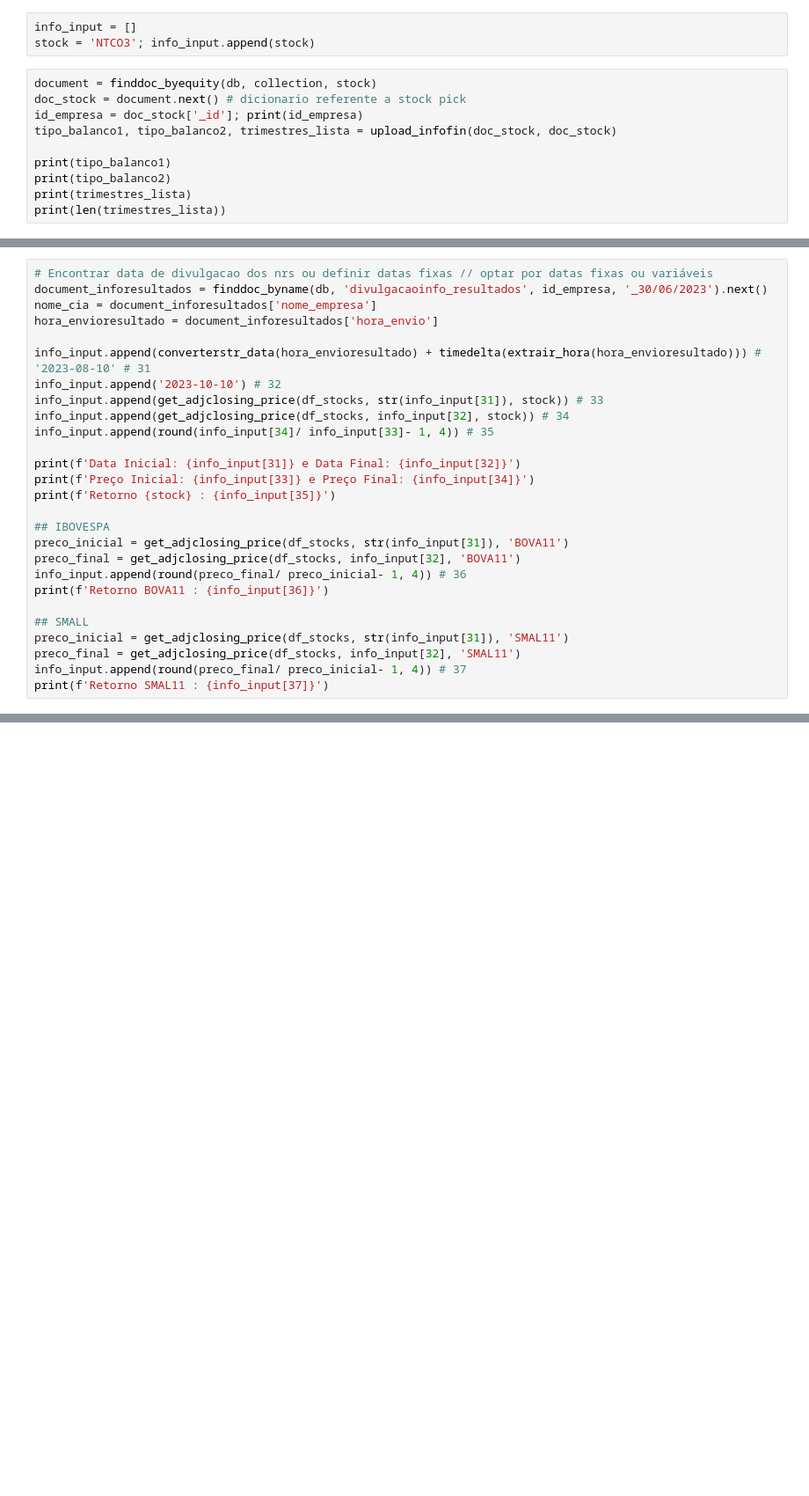
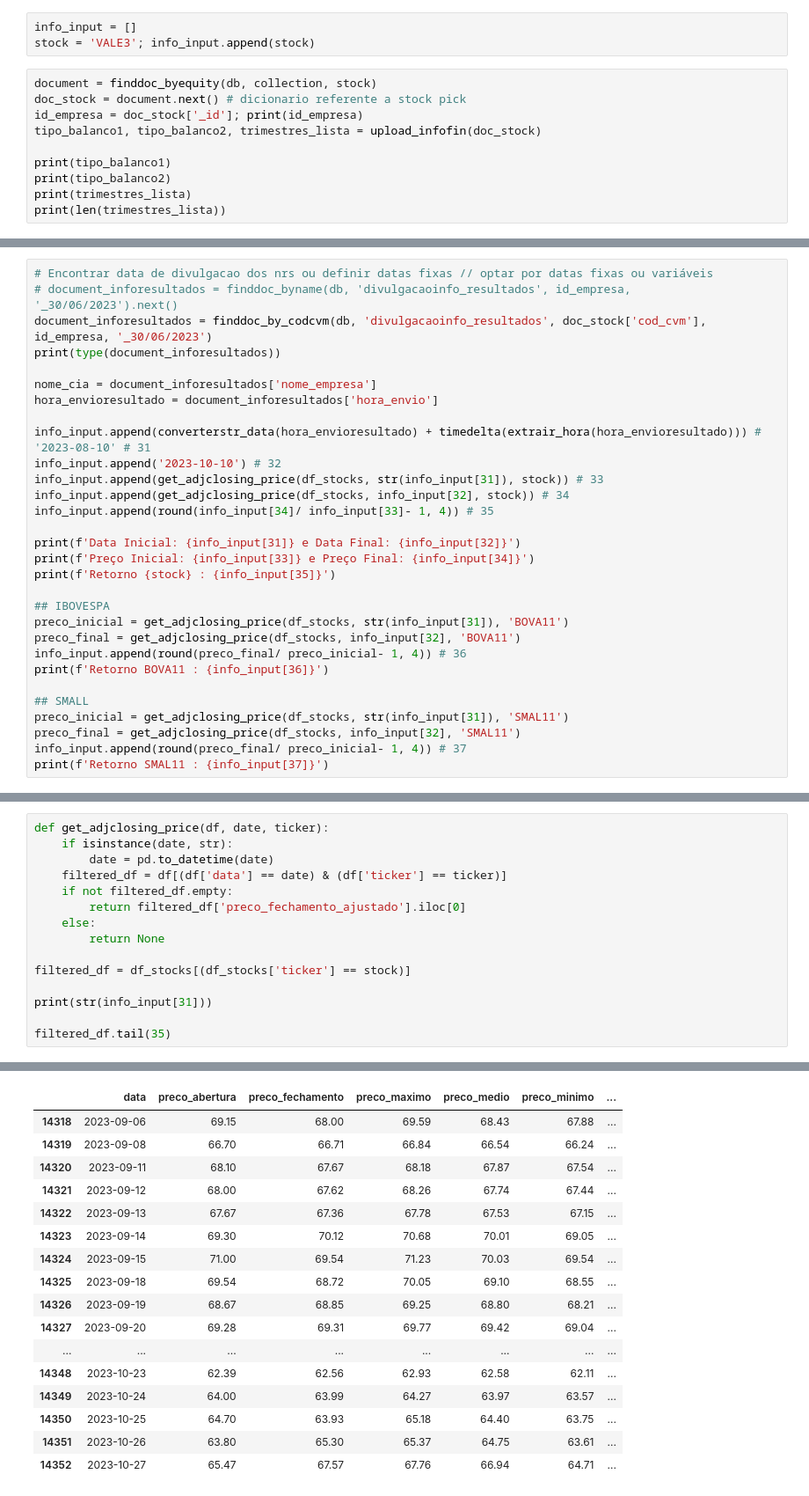
Before and after one commit to gassuncao27/quant_research_2023, a Jupyter notebook: preench_planilha.ipynb, the cells around one changed output, grey strips where cells are left out. Shown at 88% size. Cells and saved outputs as stored; diff of their text form; blank space fills up the shorter version.

Commit message:
nova funcao achar documento por cod cvm

```diff
--- a/preench_planilha.ipynb
+++ b/preench_planilha.ipynb
@@ -335,11 +356,11 @@ def transform_FDC_tri(fDicionario, fConta, fQuarter, fQtdtrimestres, fTrimestres
 # %%
 info_input = []
-stock = 'NTCO3'; info_input.append(stock)
+stock = 'VALE3'; info_input.append(stock)
 # %%
 document = finddoc_byequity(db, collection, stock)
 doc_stock = document.next() # dicionario referente a stock pick
 id_empresa = doc_stock['_id']; print(id_empresa)
-tipo_balanco1, tipo_balanco2, trimestres_lista = upload_infofin(doc_stock, doc_stock)
+tipo_balanco1, tipo_balanco2, trimestres_lista = upload_infofin(doc_stock)
 
 print(tipo_balanco1)
 print(tipo_balanco2)
@@ -545,6 +533,9 @@ Total de Trimestres 17
 # %%
 # Encontrar data de divulgacao dos nrs ou definir datas fixas // optar por datas fixas ou variáveis
-document_inforesultados = finddoc_byname(db, 'divulgacaoinfo_resultados', id_empresa, '_30/06/2023').next()
+# document_inforesultados = finddoc_byname(db, 'divulgacaoinfo_resultados', id_empresa, '_30/06/2023').next()
+document_inforesultados = finddoc_by_codcvm(db, 'divulgacaoinfo_resultados', doc_stock['cod_cvm'], id_empresa, '_30/06/2023')
+print(type(document_inforesultados))
+
 nome_cia = document_inforesultados['nome_empresa']
 hora_envioresultado = document_inforesultados['hora_envio']
 
@@ -573,0 +572,16 @@ len(info_input)
+# %%
+def get_adjclosing_price(df, date, ticker):
+    if isinstance(date, str):
+        date = pd.to_datetime(date)
+    filtered_df = df[(df['data'] == date) & (df['ticker'] == ticker)]
+    if not filtered_df.empty:
+        return filtered_df['preco_fechamento_ajustado'].iloc[0]
+    else:
+        return None
+
+filtered_df = df_stocks[(df_stocks['ticker'] == stock)]
+
+print(str(info_input[31]))
+
+filtered_df.tail(35)
+# %% [output]
@@ -574,3 +589,20 @@ len(info_input)
+|  | data | preco_abertura | preco_fechamento | preco_maximo | preco_medio | preco_minimo | ... |
+| 14318 | 2023-09-06 | 69.15 | 68.00 | 69.59 | 68.43 | 67.88 | ... |
+| 14319 | 2023-09-08 | 66.70 | 66.71 | 66.84 | 66.54 | 66.24 | ... |
+| 14320 | 2023-09-11 | 68.10 | 67.67 | 68.18 | 67.87 | 67.54 | ... |
+| 14321 | 2023-09-12 | 68.00 | 67.62 | 68.26 | 67.74 | 67.44 | ... |
+| 14322 | 2023-09-13 | 67.67 | 67.36 | 67.78 | 67.53 | 67.15 | ... |
+| 14323 | 2023-09-14 | 69.30 | 70.12 | 70.68 | 70.01 | 69.05 | ... |
+| 14324 | 2023-09-15 | 71.00 | 69.54 | 71.23 | 70.03 | 69.54 | ... |
+| 14325 | 2023-09-18 | 69.54 | 68.72 | 70.05 | 69.10 | 68.55 | ... |
+| 14326 | 2023-09-19 | 68.67 | 68.85 | 69.25 | 68.80 | 68.21 | ... |
+| 14327 | 2023-09-20 | 69.28 | 69.31 | 69.77 | 69.42 | 69.04 | ... |
+| ... | ... | ... | ... | ... | ... | ... | ... |
+| 14348 | 2023-10-23 | 62.39 | 62.56 | 62.93 | 62.58 | 62.11 | ... |
+| 14349 | 2023-10-24 | 64.00 | 63.99 | 64.27 | 63.97 | 63.57 | ... |
+| 14350 | 2023-10-25 | 64.70 | 63.93 | 65.18 | 64.40 | 63.75 | ... |
+| 14351 | 2023-10-26 | 63.80 | 65.30 | 65.37 | 64.75 | 63.61 | ... |
+| 14352 | 2023-10-27 | 65.47 | 67.57 | 67.76 | 66.94 | 64.71 | ... |
 # %%
 import openpyxl
 
```
Also changed, not shown: parts of 10 cells of this notebook, 1 other file.
